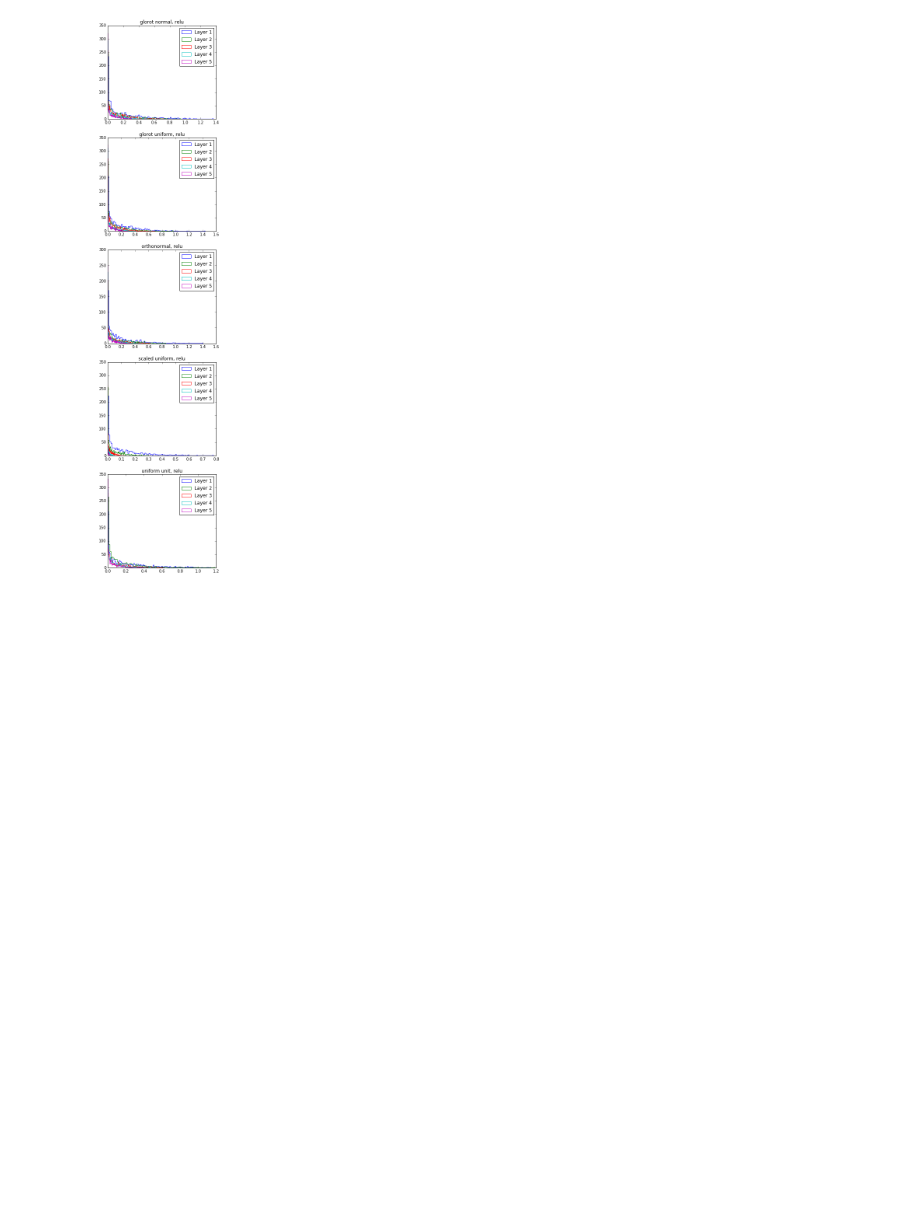
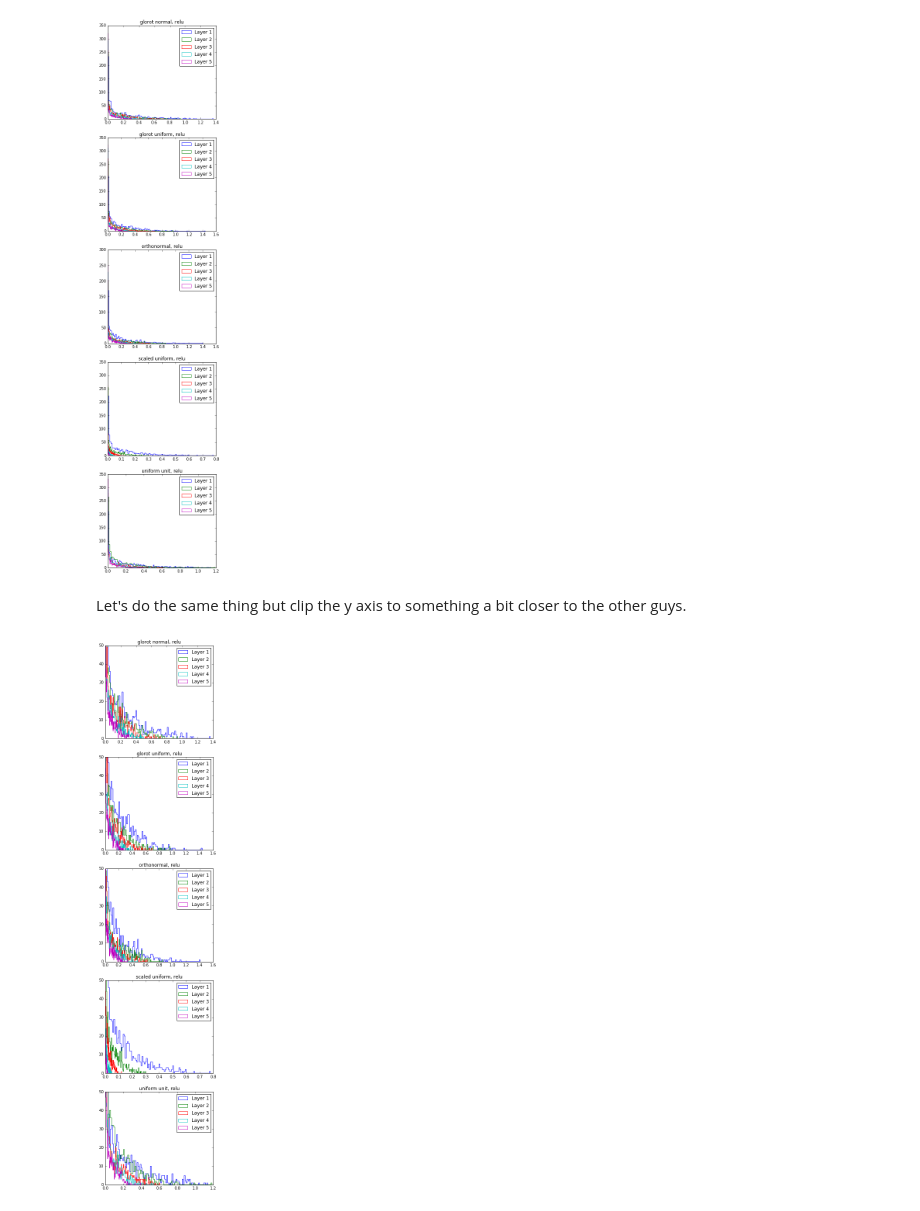
Before and after one commit to PFCM/odds-and-ends, a Jupyter notebook: Glorot pictures.ipynb, the cells around one changed output. Cells and saved outputs as stored; diff of their text form; code cells hidden in the pictures; blank space fills up the shorter version.

Commit message:
clip relu pics

```diff
--- a/Glorot pictures.ipynb
+++ b/Glorot pictures.ipynb
@@ -176,3 +176,17 @@ for name, activations in sorted(list(nets.items())):
         plot_activations(name, batch_acts, legend=True)
 # %% [output]
 [figure]
+# %% [markdown]
+Let's do the same thing but clip the y axis to something a bit closer to the other guys.
+# %%
+plt.figure(figsize=(5, 25))
+i = 0
+for name, activations in sorted(list(nets.items())):
+    if 'relu' in name:
+        batch_acts = sess.run(activations)
+        plt.subplot(5, 1, i+1)
+        i += 1
+        plot_activations(name, batch_acts, legend=True)
+        plt.ylim((0, 50))
+# %% [output]
+[figure, added]
```
